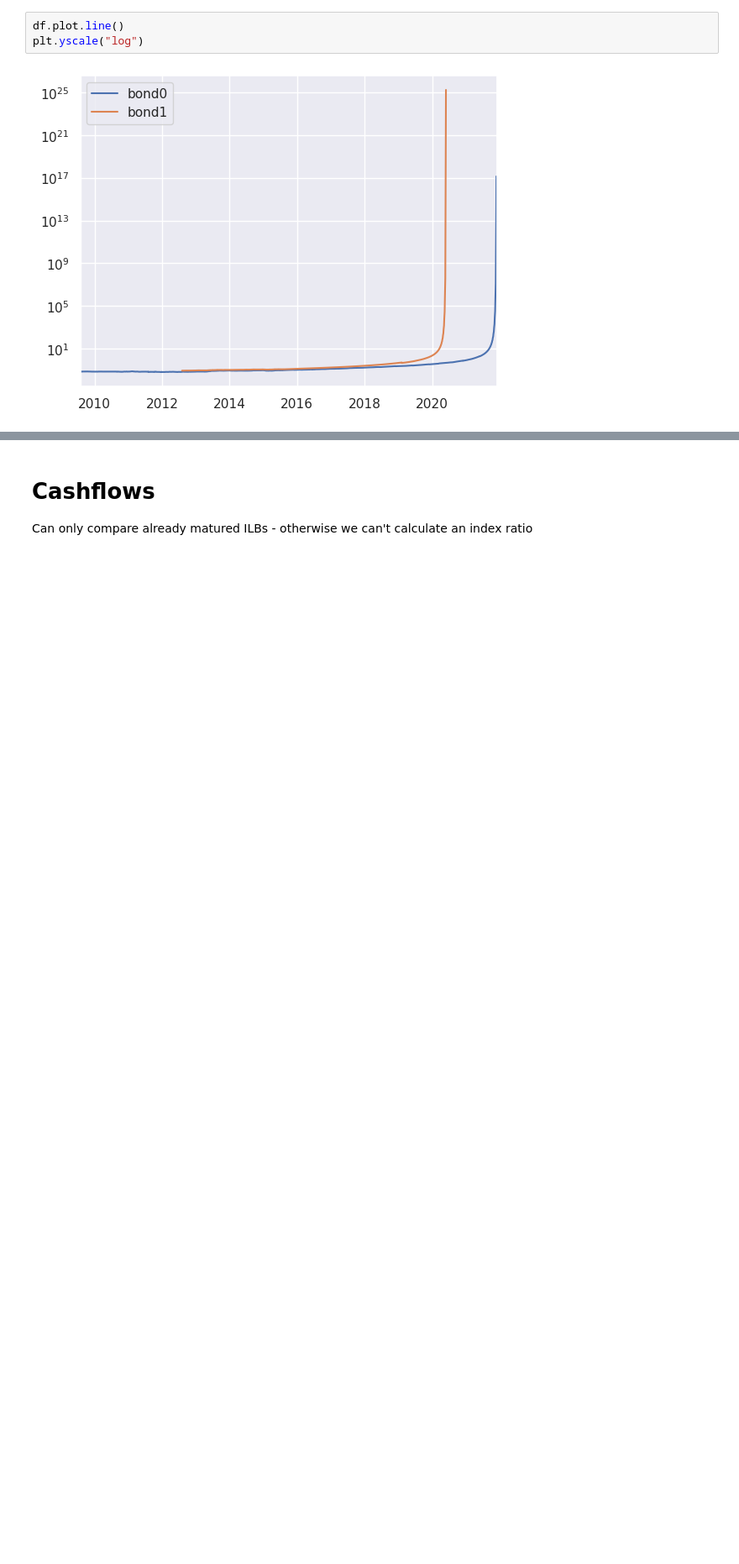
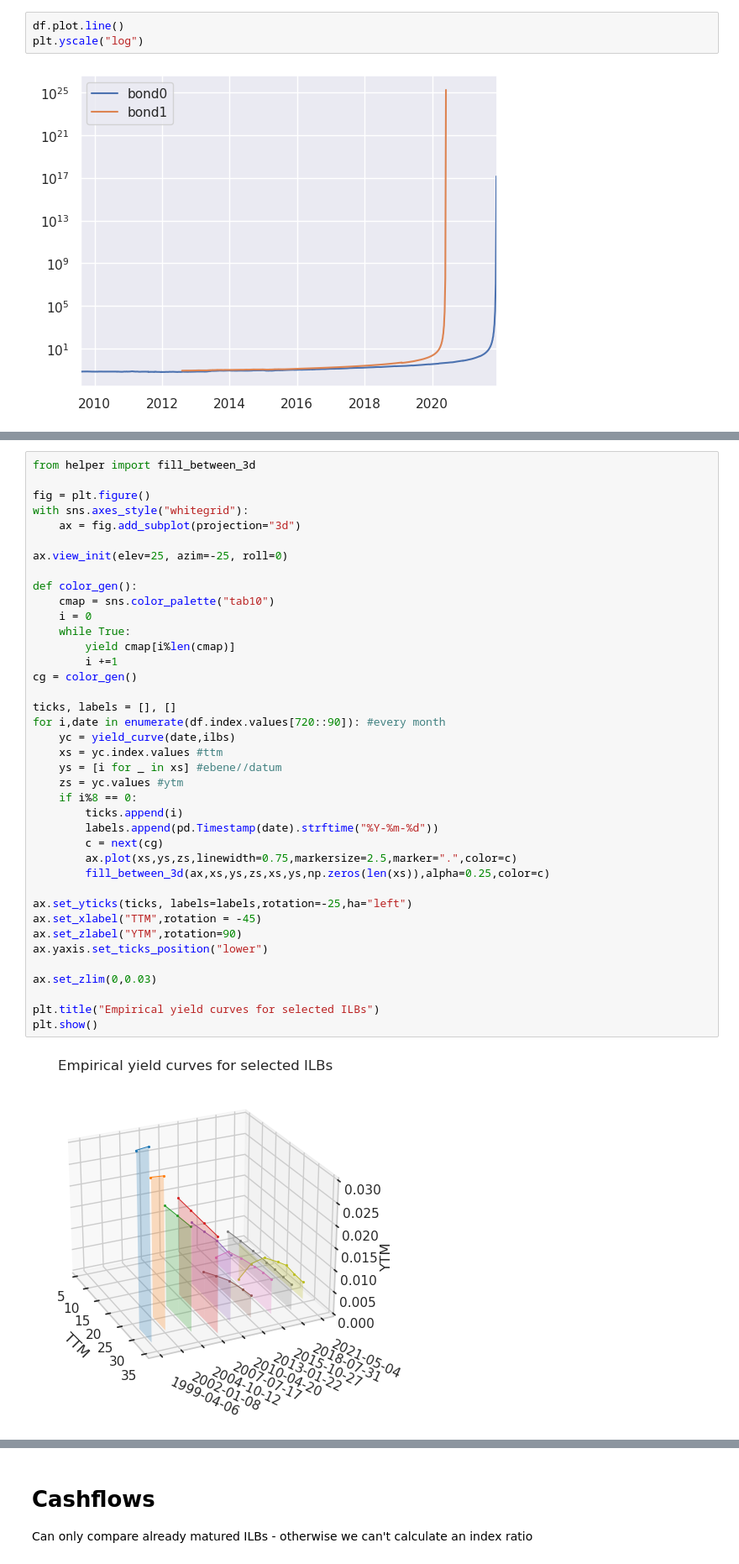
Before and after one commit to marcussteinbacher/fm_se, a Jupyter notebook: test.ipynb, the cells around one changed output, grey strips where cells are left out. Shown at 84% size. Drawn from its saved outputs; the diff is of its cells as text; blank space fills up the shorter version.

```diff
--- a/test.ipynb
+++ b/test.ipynb
@@ -252,0 +314,41 @@ ytms.to_csv("export/ytms.csv")
+# %%
+from helper import fill_between_3d
+
+fig = plt.figure()
+with sns.axes_style("whitegrid"):
+    ax = fig.add_subplot(projection="3d")
+
+ax.view_init(elev=25, azim=-25, roll=0)
+
+def color_gen():
+    cmap = sns.color_palette("tab10")
+    i = 0
+    while True:
+        yield cmap[i%len(cmap)]
+        i +=1
+cg = color_gen()
+
+ticks, labels = [], []
+for i,date in enumerate(df.index.values[720::90]): #every month
+    yc = yield_curve(date,ilbs)
+    xs = yc.index.values #ttm
+    ys = [i for _ in xs] #ebene//datum
+    zs = yc.values #ytm
+    if i%8 == 0:
+        ticks.append(i)
+        labels.append(pd.Timestamp(date).strftime("%Y-%m-%d"))
+        c = next(cg)
+        ax.plot(xs,ys,zs,linewidth=0.75,markersize=2.5,marker=".",color=c)
+        fill_between_3d(ax,xs,ys,zs,xs,ys,np.zeros(len(xs)),alpha=0.25,color=c)
+
+ax.set_yticks(ticks, labels=labels,rotation=-25,ha="left")
+ax.set_xlabel("TTM",rotation = -45)
+ax.set_zlabel("YTM",rotation=90)
+ax.yaxis.set_ticks_position("lower")
+
+ax.set_zlim(0,0.03)
+
+plt.title("Empirical yield curves for selected ILBs")
+plt.show()
+# %% [output]
+[figure, added]
```
Also changed, not shown: parts of 9 cells of this notebook, 3 other files.
